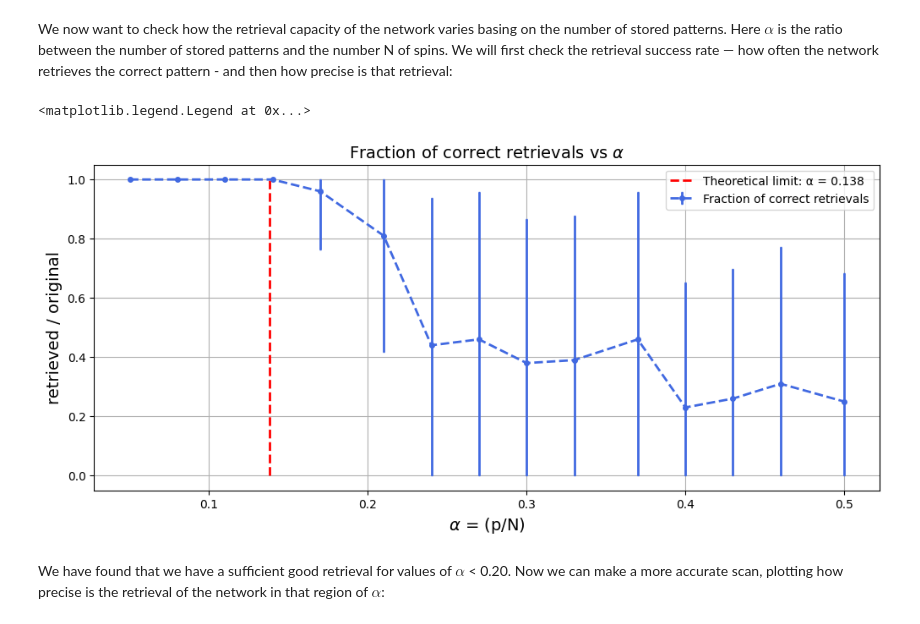
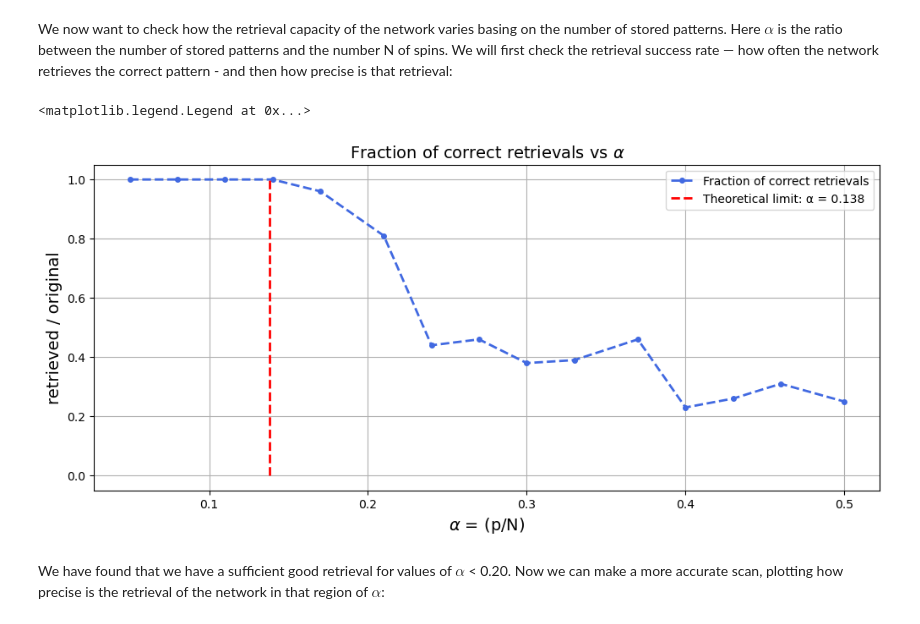
Before and after one commit to edoardo-damore/hopfield_model_and_data_reconstruction, a Jupyter notebook: hopfield_model_and_data_reconstruction.ipynb, the cells around one changed output. Cells and saved outputs as stored; diff of their text form; code cells hidden in the pictures.

```diff
--- a/hopfield_model_and_data_reconstruction.ipynb
+++ b/hopfield_model_and_data_reconstruction.ipynb
@@ -607,0 +683,34 @@ Mean standard deviation: 0.021739155869856787
+# %%
+N_values = [50, 100, 200]
+alpha_values = np.linspace(0.01, 0.2, 20)
+trials = 10
+
+phase_transition_results = {}
+
+for N in N_values:
+    phase_diagram = []
+    phase_diagram_std = []
+
+    for alpha in alpha_values:
+        P = int(alpha * N)
+        patterns = generate_random_patterns(N, P)
+        J = weight_matrix(patterns)
+
+        retrieval_success = []
+        for _ in range(trials):
+            noisy_patterns = np.array([noisify(p, 0.01) for p in patterns])
+            retrieved_patterns = np.array([update_pattern(p, J, steps=50) for p in noisy_patterns])
+            retrievals = [np.array_equal(retrieved_patterns[i], patterns[i]) for i in range(P)]
+            if len(retrievals) > 0: retrieval_mean = np.mean(retrievals)
+            else: retrieval_mean = np.nan
+            retrieval_success.append(retrieval_mean)
+
+        if len(retrieval_success) > 0:
+            mean_success = np.mean(retrieval_success)
+            std_success = np.std(retrieval_success)
+        else: mean_success = np.nan
+
+        phase_diagram.append(mean_success)
+        phase_diagram_std.append(std_success)
+
+    phase_transition_results[N] = np.array([phase_diagram, phase_diagram_std])
@@ -1196,36 +1327,36 @@ for p in P:
 
     # errors
     acc_upper_err = min(accuracy_std, 1 - accuracy_mean)
     acc_lower_err = accuracy_std
     check_upper_err = min(check_correctness_std, 1 - check_correctness_mean)
     check_lower_err = min(check_correctness_std, check_correctness_mean)
 
     #append to lists
     accuracy_list.append(accuracy_mean)
     acc_upper_errors.append(acc_upper_err)
     acc_lower_errors.append(acc_lower_err)
 
     check_correctness.append(check_correctness_mean)
     check_upper_errors.append(check_upper_err)
     check_lower_errors.append(check_lower_err)
 
     alphas.append(p / (rows * columns))  # Compute α = p/N
 
 # Plot results
 plt.figure(figsize=(12, 5))
 plt.grid()
 plt.title(r"Fraction of correct retrievals vs $\alpha$", fontsize=14)
 plt.xlabel(r"$\alpha$ = (p/N)", fontsize=14)
 plt.ylabel("retrieved / original", fontsize=14)
 
-plt.errorbar(alphas, np.array(check_correctness), yerr=[check_lower_errors, check_upper_errors], marker='o', linestyle="--", markersize=4,
-            color="royalblue", linewidth=2, label="Fraction of correct retrievals", capsize=1)
+plt.plot(alphas, np.array(check_correctness), marker='o', linestyle="--", markersize=4,
+            color="royalblue", linewidth=2, label="Fraction of correct retrievals")
 plt.vlines(x=0.138, ymin=0.0, ymax=1, linestyle="--", color="red", label="Theoretical limit: α = 0.138", linewidth=2)
 
 plt.legend(loc="best")
 # %% [output]
 <matplotlib.legend.Legend at 0x...>
-[figure, old version]
+[figure, new version]
 # %% [markdown]
 We have found that we have a sufficient good retrieval for values of $\alpha$ < 0.20. Now we can make a more accurate scan, plotting how precise is the retrieval of the network in that region of $\alpha$:
 # %%
```
Also changed, not shown: parts of 64 cells of this notebook.
